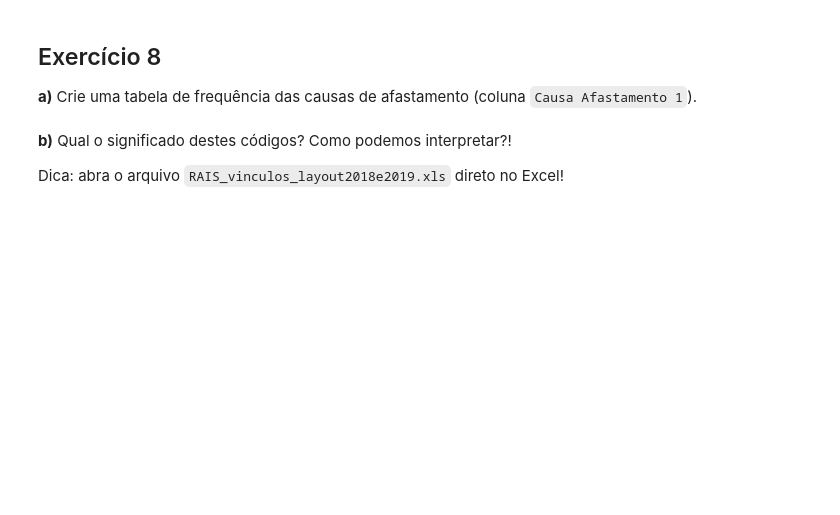
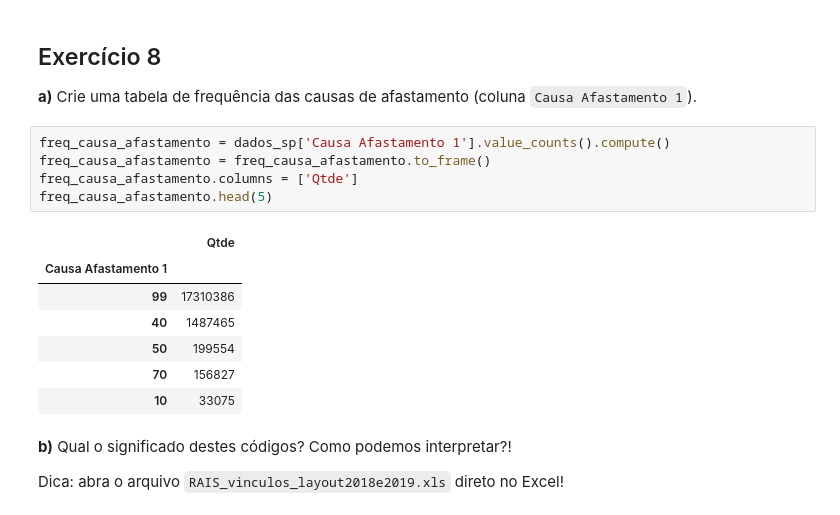
Before and after one commit to fran-janela/big-data-for-public-datasets-class, a Jupyter notebook: a02-dask/notebooks/aula02.ipynb, the cells around one changed output. Saved outputs shown, nothing was run; the diff lists cells and outputs as text; blank space fills up the shorter version.

```diff
--- a/a02-dask/notebooks/aula02.ipynb
+++ b/a02-dask/notebooks/aula02.ipynb
@@ -692,6 +754,19 @@ dados_sp_municipios.loc[dados_sp_municipios['DESC Municipio'] == 'Campinas',:].h
 ## Exercício 8
 
 **a)** Crie uma tabela de frequência das causas de afastamento (coluna `Causa Afastamento 1`).
+# %%
+freq_causa_afastamento = dados_sp['Causa Afastamento 1'].value_counts().compute()
+freq_causa_afastamento = freq_causa_afastamento.to_frame()
+freq_causa_afastamento.columns = ['Qtde']
+freq_causa_afastamento.head(5)
+# %% [output]
+|  | Qtde |
+| Causa Afastamento 1 |  |
+| 99 | 17310386 |
+| 40 | 1487465 |
+| 50 | 199554 |
+| 70 | 156827 |
+| 10 | 33075 |
 # %% [markdown]
 **b)** Qual o significado destes códigos? Como podemos interpretar?!
 
```
Also changed, not shown: parts of 13 cells of this notebook, 3 other files.
